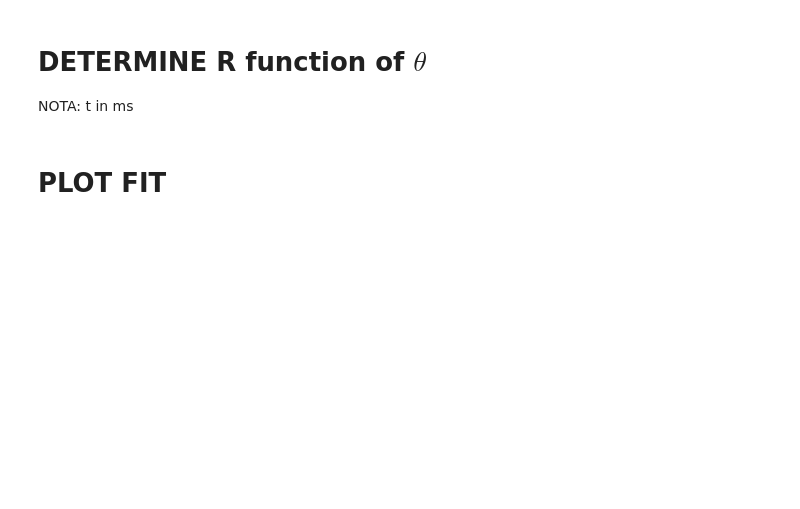
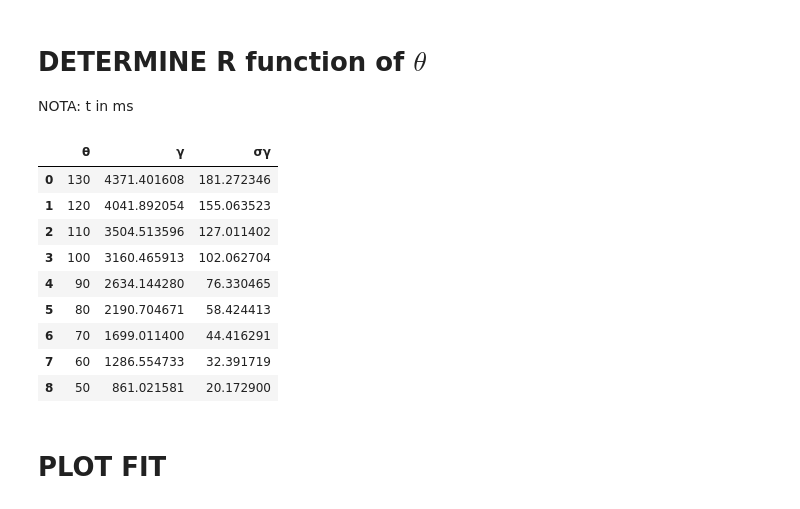
Before and after one commit to chiara22codini/LaboratorioBiofisica, a Jupyter notebook: SCATTERING/R_function_of_teta.ipynb, the cells around one changed output. Drawn from its saved outputs; the diff is of its cells as text; code cells hidden in the pictures; blank space fills up the shorter version.

```diff
--- a/SCATTERING/R_function_of_teta.ipynb
+++ b/SCATTERING/R_function_of_teta.ipynb
@@ -18,9 +18,14 @@ data = {}
 
 TETA = np.array([50,60,70,80,90,100,110,120,130])
 GAMMA = []
+sigmaGAMMA = []
 
+# t convertito in secondi
 for θ in TETA:
     filename = f'./data/g_{θ}.txt'
+    θ = 180 - θ
     read = pd.read_csv(filename,sep='\t ',header=None,engine='python')
     read = read[(read[0] >= 0.1) & (read[0] <= 10)]
-    data[θ] = {'x':read[0].to_numpy(),'y':read[1].to_numpy(),'sigmay': np.float64(0.001)}
+    data[θ] = {'t':read[0].to_numpy()/1000,'g':read[1].to_numpy(),'sigmag': np.float64(0.001)}
+
+TETA = 180 - TETA
@@ -52,20 +64,38 @@ for θ in data.keys():
 fig.show()
 # %%
 # fit data
+
 
 f = lambda x, A, B, γ: A*np.exp(-γ*x) + B
 
 for key in data.keys():
-    x = data[key]['x']
-    y = data[key]['y']
-    sigmay = data[key]['sigmay']
+    x = data[key]['t']
+    y = data[key]['g']
+    sigmay = data[key]['sigmag']
     m = Interpolazione(x, y, sigmay, f, [0.05, 0.001, 2.7],['A','B','γ'])
     data[key]['fit'] = m
     # print(m.values['γ'])
     data[key]['gamma'] = m.values['γ']
     GAMMA.append(m.values['γ'])
+    sigmaGAMMA.append(m.errors['γ'])
 
 GAMMA = np.array(GAMMA)
+sigmaGAMMA = np.array(sigmaGAMMA)
+
+# print gamma teta:
+gammateta = pd.DataFrame({'θ':TETA,'γ':GAMMA,'σγ':sigmaGAMMA})
+display(gammateta)
+# %% [output]
+|  | θ | γ | σγ |
+| 0 | 130 | 4371.401608 | 181.272346 |
+| 1 | 120 | 4041.892054 | 155.063523 |
+| 2 | 110 | 3504.513596 | 127.011402 |
+| 3 | 100 | 3160.465913 | 102.062704 |
+| 4 | 90 | 2634.144280 | 76.330465 |
+| 5 | 80 | 2190.704671 | 58.424413 |
+| 6 | 70 | 1699.011400 | 44.416291 |
+| 7 | 60 | 1286.554733 | 32.391719 |
+| 8 | 50 | 861.021581 | 20.172900 |
 # %% [markdown]
 # PLOT FIT
 # %%
```
Also changed, not shown: parts of 6 cells of this notebook.
